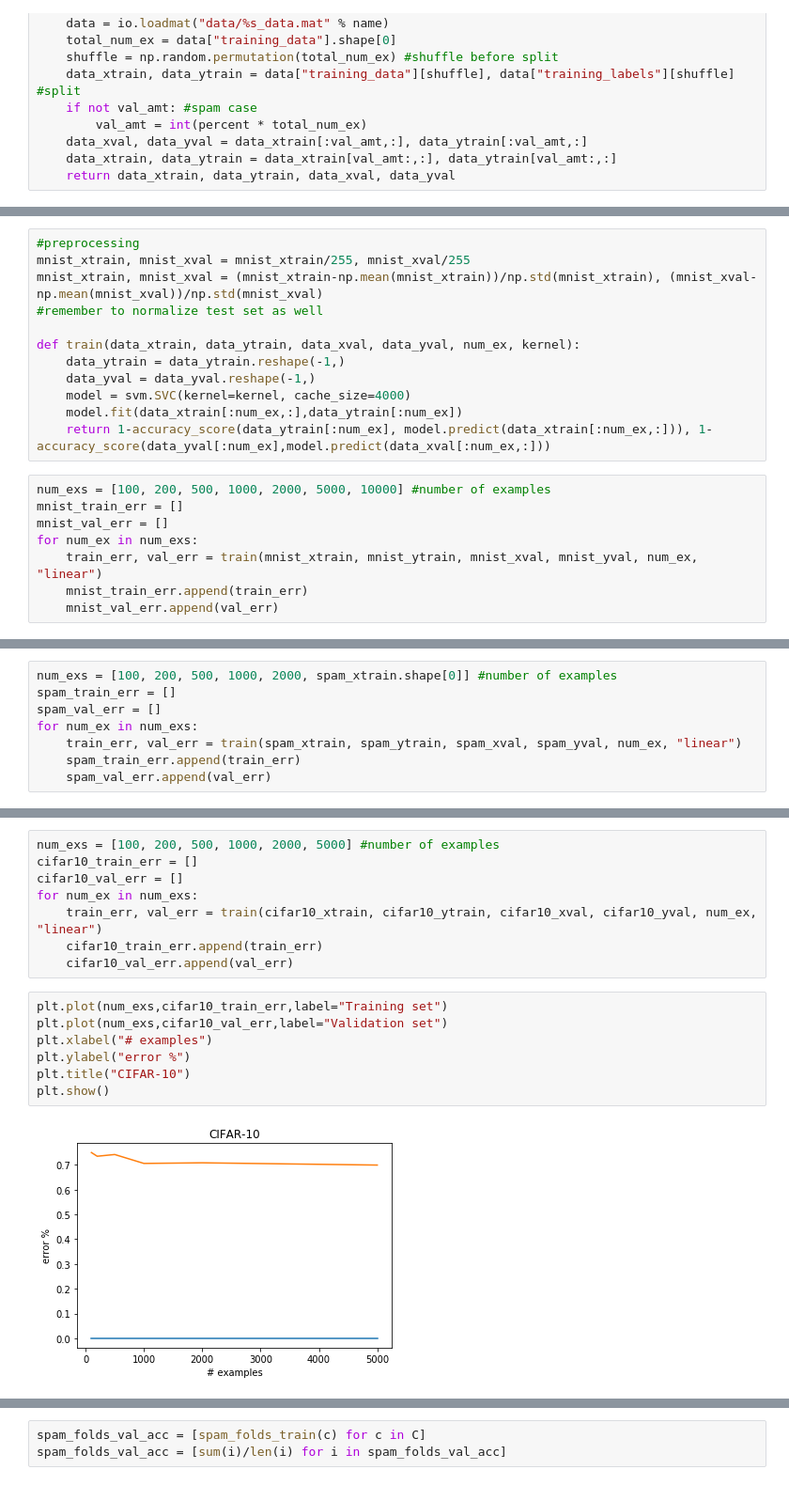
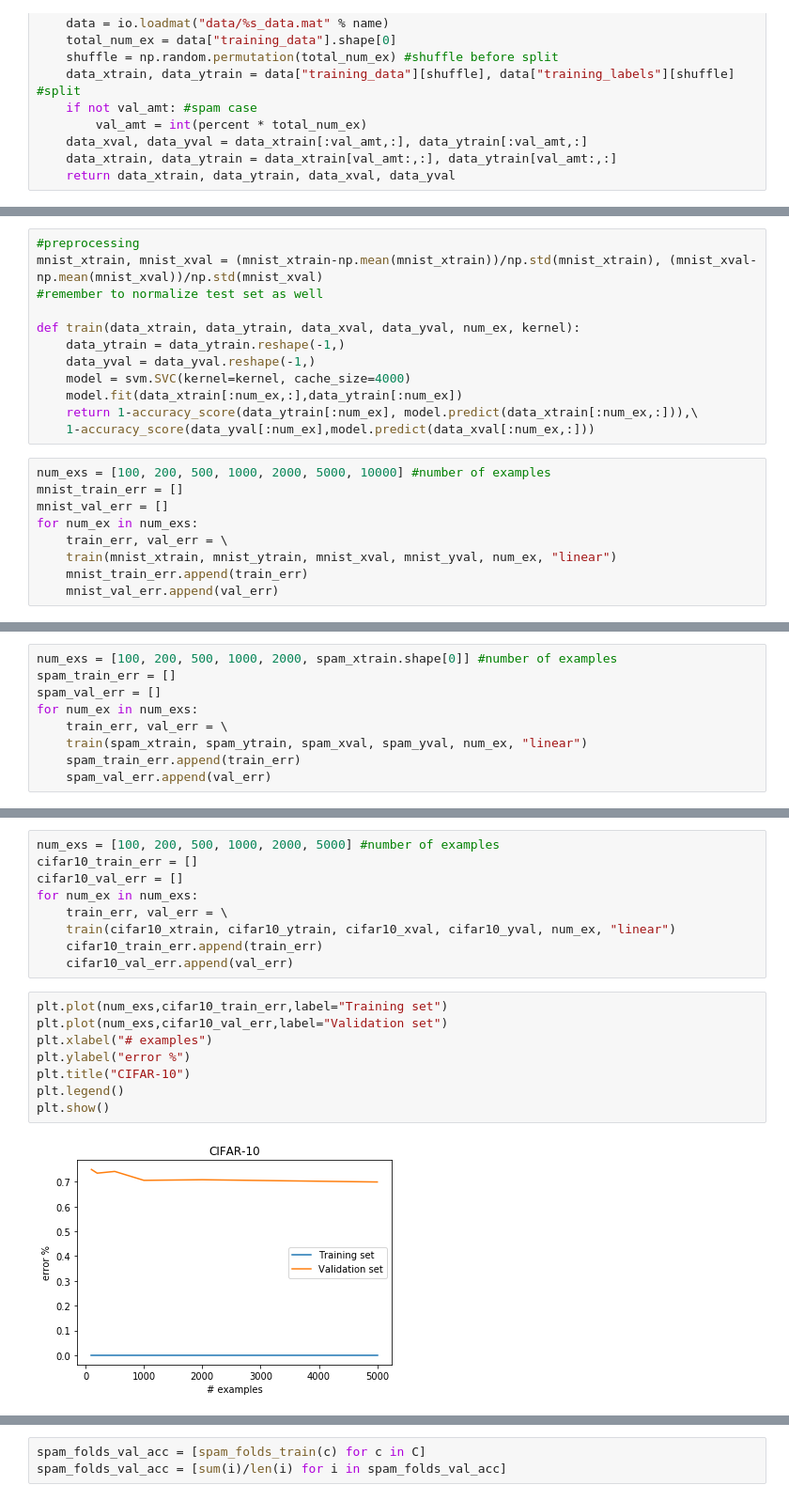
Before and after one commit to Dhanush123/cs189, a Jupyter notebook: hw1/hw1.ipynb, the cells around one changed output, grey strips where cells are left out. Shown at 94% size. Saved outputs shown, nothing was run; the diff lists cells and outputs as text.

```diff
--- a/hw1/hw1.ipynb
+++ b/hw1/hw1.ipynb
@@ -39,6 +50,5 @@ cifar10_xtrain, cifar10_ytrain, cifar10_xval, cifar10_yval = shuffle_train_val_s
 # %%
 #preprocessing
-mnist_xtrain, mnist_xval = mnist_xtrain/255, mnist_xval/255
 mnist_xtrain, mnist_xval = (mnist_xtrain-np.mean(mnist_xtrain))/np.std(mnist_xtrain), (mnist_xval-np.mean(mnist_xval))/np.std(mnist_xval)
 #remember to normalize test set as well
 
@@ -47,13 +57,15 @@ def train(data_xtrain, data_ytrain, data_xval, data_yval, num_ex, kernel):
     data_yval = data_yval.reshape(-1,)
     model = svm.SVC(kernel=kernel, cache_size=4000)
     model.fit(data_xtrain[:num_ex,:],data_ytrain[:num_ex])
-    return 1-accuracy_score(data_ytrain[:num_ex], model.predict(data_xtrain[:num_ex,:])), 1-accuracy_score(data_yval[:num_ex],model.predict(data_xval[:num_ex,:]))
+    return 1-accuracy_score(data_ytrain[:num_ex], model.predict(data_xtrain[:num_ex,:])),\
+    1-accuracy_score(data_yval[:num_ex],model.predict(data_xval[:num_ex,:]))
 # %%
 num_exs = [100, 200, 500, 1000, 2000, 5000, 10000] #number of examples
 mnist_train_err = []
 mnist_val_err = []
 for num_ex in num_exs:
-    train_err, val_err = train(mnist_xtrain, mnist_ytrain, mnist_xval, mnist_yval, num_ex, "linear")
+    train_err, val_err = \
+    train(mnist_xtrain, mnist_ytrain, mnist_xval, mnist_yval, num_ex, "linear")
     mnist_train_err.append(train_err)
     mnist_val_err.append(val_err)
 # %%
@@ -70,7 +83,8 @@ num_exs = [100, 200, 500, 1000, 2000, spam_xtrain.shape[0]] #number of examples
 spam_train_err = []
 spam_val_err = []
 for num_ex in num_exs:
-    train_err, val_err = train(spam_xtrain, spam_ytrain, spam_xval, spam_yval, num_ex, "linear")
+    train_err, val_err = \
+    train(spam_xtrain, spam_ytrain, spam_xval, spam_yval, num_ex, "linear")
     spam_train_err.append(train_err)
     spam_val_err.append(val_err)
 # %%
@@ -87,15 +102,17 @@ num_exs = [100, 200, 500, 1000, 2000, 5000] #number of examples
 cifar10_train_err = []
 cifar10_val_err = []
 for num_ex in num_exs:
-    train_err, val_err = train(cifar10_xtrain, cifar10_ytrain, cifar10_xval, cifar10_yval, num_ex, "linear")
+    train_err, val_err = \
+    train(cifar10_xtrain, cifar10_ytrain, cifar10_xval, cifar10_yval, num_ex, "linear")
     cifar10_train_err.append(train_err)
     cifar10_val_err.append(val_err)
 # %%
 plt.plot(num_exs,cifar10_train_err,label="Training set")
 plt.plot(num_exs,cifar10_val_err,label="Validation set")
 plt.xlabel("# examples")
 plt.ylabel("error %")
 plt.title("CIFAR-10")
+plt.legend()
 plt.show()
 # %% [output]
-[figure, old version]
+[figure, new version]
```
Also changed, not shown: parts of 29 cells of this notebook, 4 other files.
